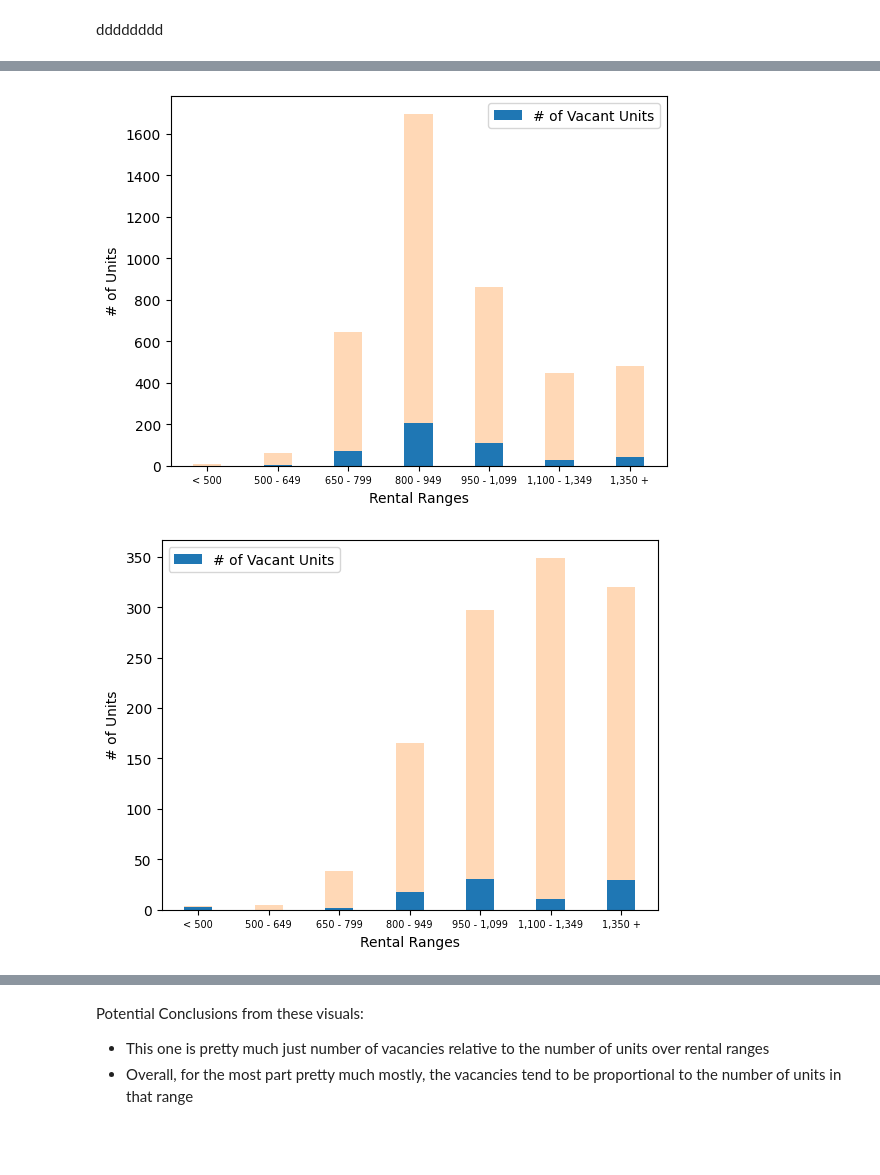
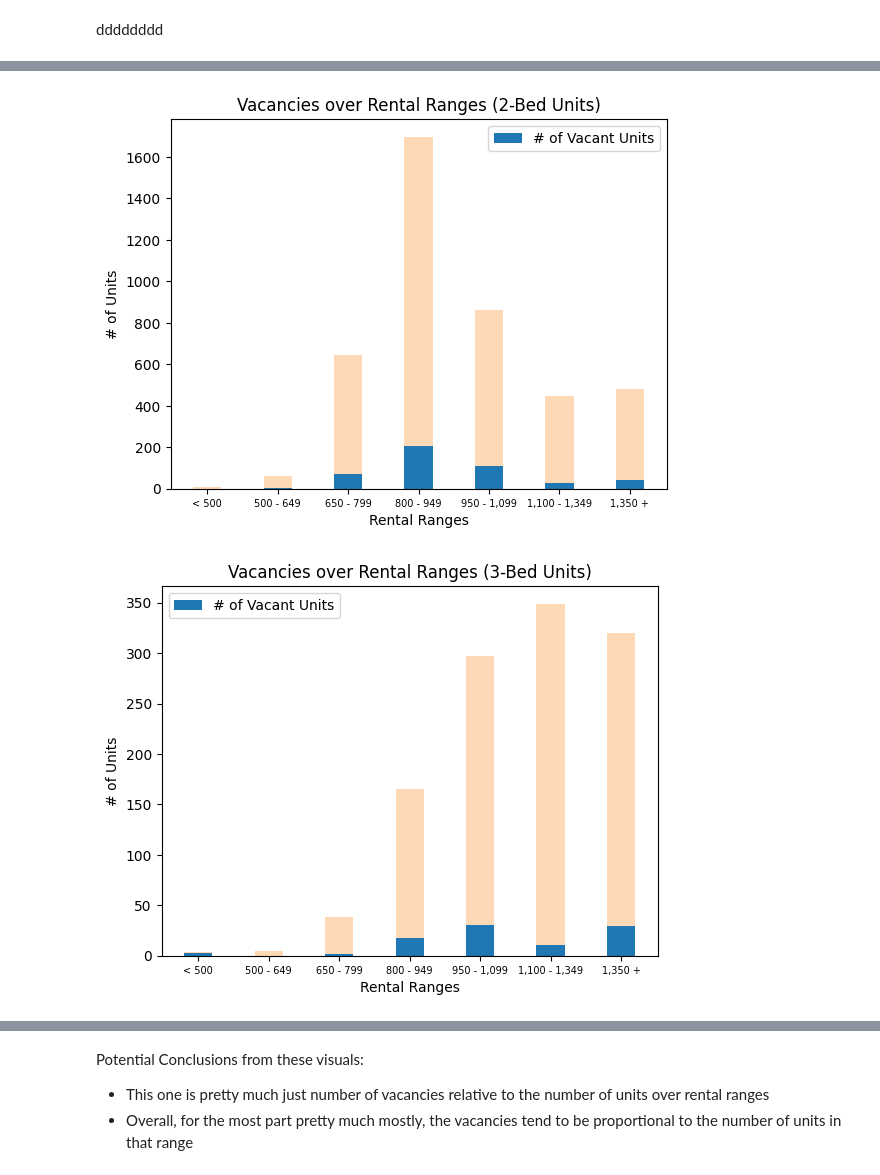
Before and after one commit to Mathemusician1729/DATA-221-Project, a Jupyter notebook: 221-Project.ipynb, the cells around one changed output, grey strips where cells are left out. Cells and saved outputs as stored; diff of their text form; code cells hidden in the pictures; blank space fills up the shorter version.

```diff
--- a/221-Project.ipynb
+++ b/221-Project.ipynb
@@ -135,18 +137,19 @@ plt.show()
 # %%
 two_bed_vacants = table2b_2["2 - Bedroom Vacant"].apply(lambda x: int(x))
 two_bed_units = table2b_2["2 - Bedroom Units"].apply(lambda x: int(x))
 
 x_axis = np.arange(len(ranges))
 plt.bar(x_axis, two_bed_vacants, 0.4, label="# of Vacant Units")
 plt.bar(x_axis, two_bed_units - two_bed_vacants, 0.4, bottom=two_bed_vacants, alpha=0.3)
 
 plt.xticks(x_axis, ranges, fontsize=7)
+plt.title("Vacancies over Rental Ranges (2-Bed Units)")
 plt.xlabel("Rental Ranges")
 plt.ylabel("# of Units")
 plt.legend()
 plt.show()
 # %% [output]
-[figure, old version]
+[figure, new version]
 # %%
 three_bed_vacants = table2b_2["3 - Bedroom Vacant"].apply(lambda x: int(x))
 three_bed_units = table2b_2["3 - Bedroom Units"].apply(lambda x: int(x))
@@ -156,12 +159,13 @@ plt.bar(x_axis, three_bed_vacants, 0.4, label="# of Vacant Units")
 plt.bar(x_axis, three_bed_units - three_bed_vacants, 0.4, bottom=three_bed_vacants, alpha=0.3)
 
 plt.xticks(x_axis, ranges, fontsize=7)
+plt.title("Vacancies over Rental Ranges (3-Bed Units)")
 plt.xlabel("Rental Ranges")
 plt.ylabel("# of Units")
 plt.legend()
 plt.show()
 # %% [output]
-[figure, old version]
+[figure, new version]
 # %%
 four_bed_vacants = table2b_2["4+ Bedroom Vacant"][5:].apply(lambda x: int(x))
 four_bed_units = table2b_2["4+ Bedroom Units"][5:].apply(lambda x: int(x))
```
Also changed, not shown: parts of 6 cells of this notebook.
